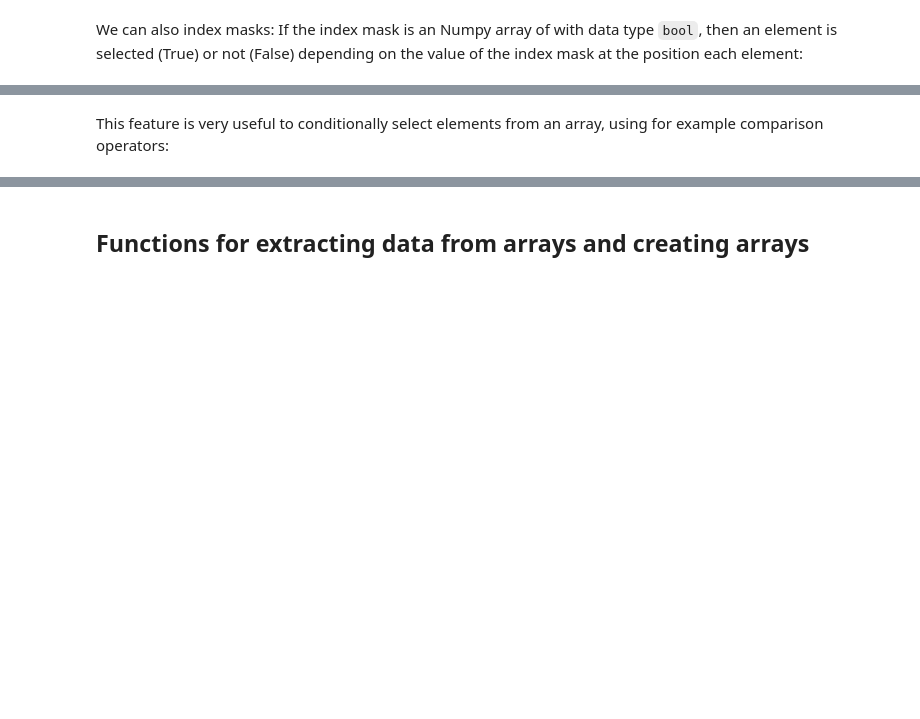
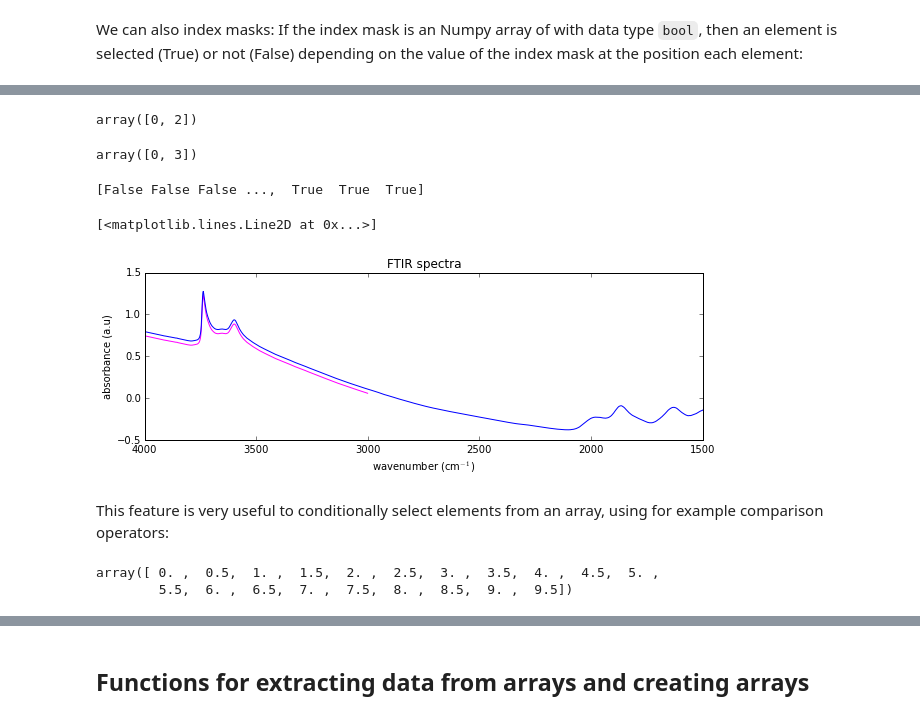
Before and after one commit to fernandezc/tutolcs, a Jupyter notebook: numpy.ipynb, the cells around one changed output, grey strips where cells are left out. Drawn from its saved outputs; the diff is of its cells as text; code cells hidden in the pictures; blank space fills up the shorter version.

```diff
--- a/numpy.ipynb
+++ b/numpy.ipynb
@@ -245,15 +419,45 @@ B
 # %%
-row_mask = array([True, False, True, False, False])
+row_mask = np.array([True, False, True, False, False])
 B[row_mask]
+# %% [output]
+array([0, 2])
 # %%
 # same thing
-row_mask = array([1,0,1,0,0], dtype=bool)
+row_mask = np.array([1,0,0,1,0], dtype=bool)
 B[row_mask]
+# %% [output]
+array([0, 3])
+# %%
+mask = (w < 4000) & (w>3000)
+print(mask)
+data1 = data[mask]
+# %% [output]
+[False False False ...,  True  True  True]
+# %%
+fig, ax = pl.subplots(figsize=(10,3))
+w1 = data1[:,0]
+a1 = data1[:,1]
+ax.plot(w1, a1, 'magenta')
+ax.set_title('FTIR spectra')
+ax.set_xlabel('wavenumber (cm$^{-1}$)')
+ax.set_ylabel('absorbance (a.u)')
+ax.set_xlim(4000,1500)
+ax.set_ylim(-0.5,1.5)
+
+w = data[:,0]
+a = data[:,1]+.05
+ax.plot(w, a, 'blue')
+# %% [output]
+[<matplotlib.lines.Line2D at 0x...>]
+[figure, added]
 # %% [markdown]
 This feature is very useful to conditionally select elements from an array, using for example comparison operators:
 # %%
-x = arange(0, 10, 0.5)
+x = np.arange(0, 10, 0.5)
 x
+# %% [output]
+array([ 0. ,  0.5,  1. ,  1.5,  2. ,  2.5,  3. ,  3.5,  4. ,  4.5,  5. ,
+        5.5,  6. ,  6.5,  7. ,  7.5,  8. ,  8.5,  9. ,  9.5])
 # %%
 mask = (5 < x) * (x < 7.5)
 
```
Also changed, not shown: parts of 136 cells of this notebook.
